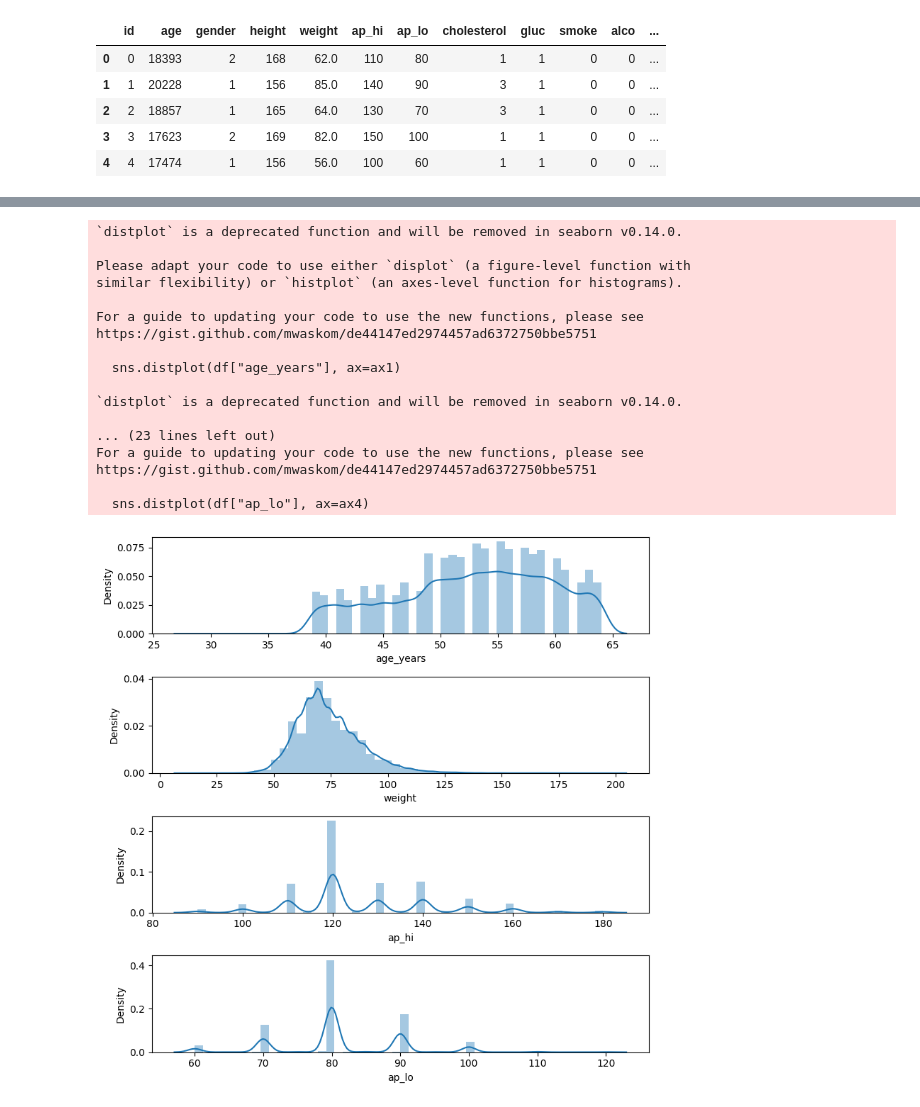
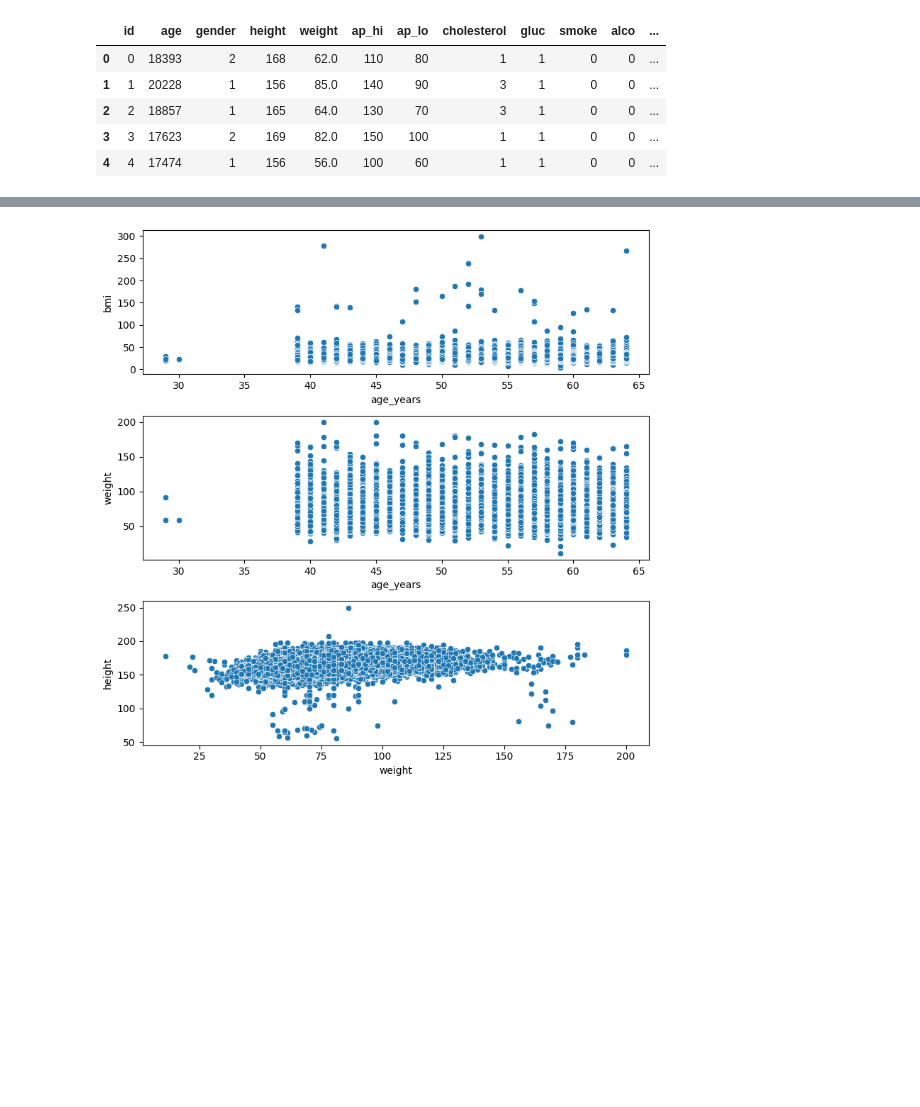
Before and after one commit to lshoss/heart_disease_prediction, a Jupyter notebook: clustering_analysis.ipynb, the cells around one changed output, grey strips where cells are left out. Drawn from its saved outputs; the diff is of its cells as text; code cells hidden in the pictures; blank space fills up the shorter version.

```diff
--- a/clustering_analysis.ipynb
+++ b/clustering_analysis.ipynb
@@ -41 +52,14 @@ TypeError: 'ColumnTransformer' object is not callable
+# %%
+import seaborn as sns
+
+def scatters(data, h=None, pal=None):
+    fig, (ax1, ax2, ax3) = plt.subplots(3,1, figsize=(8,8))
+    sns.scatterplot(x="age_years",y="bmi", hue=h, palette=pal, data=data, ax=ax1)
+    sns.scatterplot(x="age_years",y="weight", hue=h, palette=pal, data=data, ax=ax2)
+    sns.scatterplot(x="weight",y="height", hue=h, palette=pal, data=data, ax=ax3)
+    plt.tight_layout()
+
+scatters(raw_df)
+# %% [output]
+[figure, added]
 # %%
@@ -51,22 +71 @@ def distributions(df):
     plt.tight_layout()
-# %%
-distributions(raw_df)
-# %% [output]
-`distplot` is a deprecated function and will be removed in seaborn v0.14.0.
-
-Please adapt your code to use either `displot` (a figure-level function with
-similar flexibility) or `histplot` (an axes-level function for histograms).
-
-For a guide to updating your code to use the new functions, please see
-https://gist.github.com/mwaskom/de44147ed2974457ad6372750bbe5751
-
-  sns.distplot(df["age_years"], ax=ax1)
-
-`distplot` is a deprecated function and will be removed in seaborn v0.14.0.
-
-... (23 lines left out)
-For a guide to updating your code to use the new functions, please see
-https://gist.github.com/mwaskom/de44147ed2974457ad6372750bbe5751
-
-  sns.distplot(df["ap_lo"], ax=ax4)
-[figure, removed]
```
Also changed, not shown: parts of 4 cells of this notebook, 5 other files.
